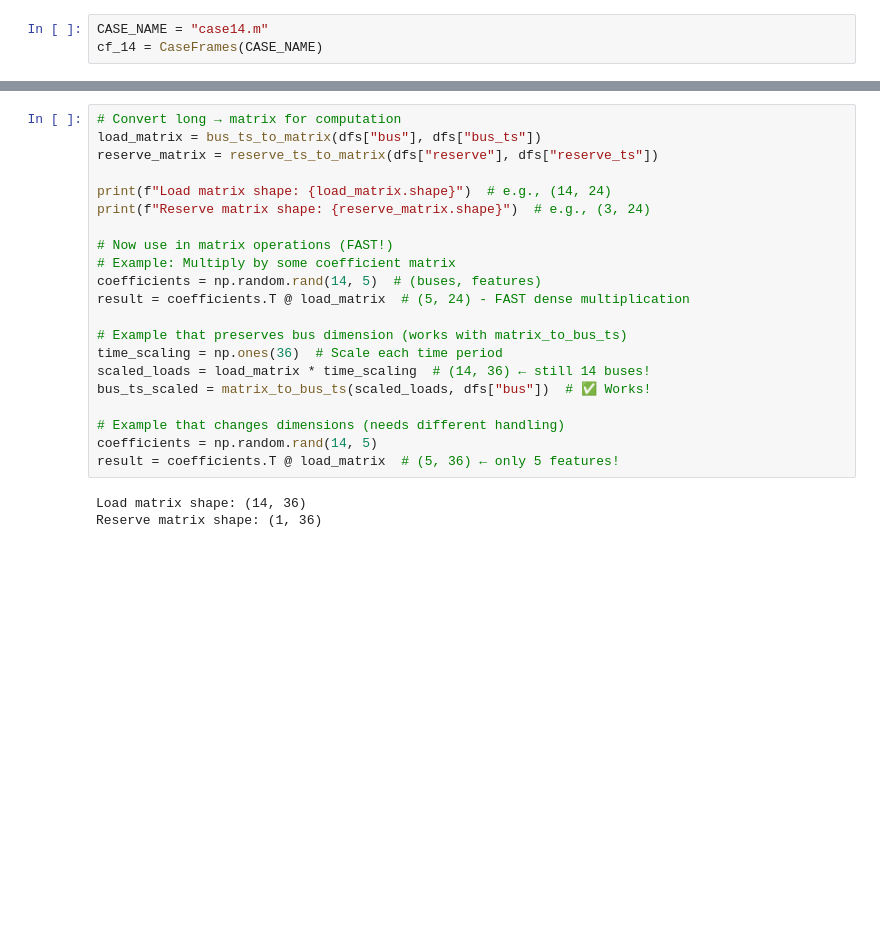
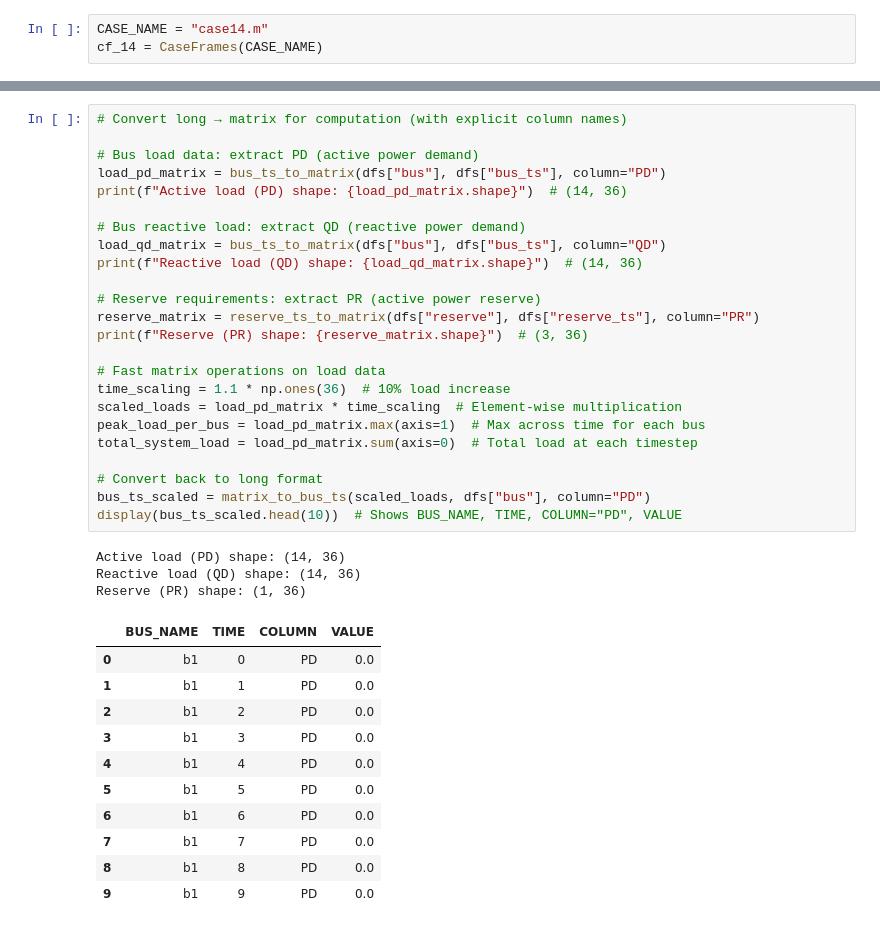
Before and after one commit to yasirroni/matpowercaseframes, a Jupyter notebook: notebooks/load_case14_json.ipynb, the cells around one changed output, grey strips where cells are left out. Cells and saved outputs as stored; diff of their text form; blank space fills up the shorter version.

Commit message:
update ts data

```diff
--- a/notebooks/load_case14_json.ipynb
+++ b/notebooks/load_case14_json.ipynb
@@ -769,26 +774,41 @@ for attribute, df in dfs.items():
 | 4 | 1 | 6409.56 | 0.0 | 5 | 6.042765 | 711.327925 | 27.759975 | 1340.478115 | 49.477185 | 2004.312916 | 71.194395 | ... |
 ... (21 outputs left out)
 # %%
-# Convert long → matrix for computation
-load_matrix = bus_ts_to_matrix(dfs["bus"], dfs["bus_ts"])
-reserve_matrix = reserve_ts_to_matrix(dfs["reserve"], dfs["reserve_ts"])
+# Convert long → matrix for computation (with explicit column names)
 
-print(f"Load matrix shape: {load_matrix.shape}")  # e.g., (14, 24)
-print(f"Reserve matrix shape: {reserve_matrix.shape}")  # e.g., (3, 24)
+# Bus load data: extract PD (active power demand)
+load_pd_matrix = bus_ts_to_matrix(dfs["bus"], dfs["bus_ts"], column="PD")
+print(f"Active load (PD) shape: {load_pd_matrix.shape}")  # (14, 36)
 
-# Now use in matrix operations (FAST!)
-# Example: Multiply by some coefficient matrix
-coefficients = np.random.rand(14, 5)  # (buses, features)
-result = coefficients.T @ load_matrix  # (5, 24) - FAST dense multiplication
+# Bus reactive load: extract QD (reactive power demand)
+load_qd_matrix = bus_ts_to_matrix(dfs["bus"], dfs["bus_ts"], column="QD")
+print(f"Reactive load (QD) shape: {load_qd_matrix.shape}")  # (14, 36)
 
-# Example that preserves bus dimension (works with matrix_to_bus_ts)
-time_scaling = np.ones(36)  # Scale each time period
-scaled_loads = load_matrix * time_scaling  # (14, 36) ← still 14 buses!
-bus_ts_scaled = matrix_to_bus_ts(scaled_loads, dfs["bus"])  # ✅ Works!
+# Reserve requirements: extract PR (active power reserve)
+reserve_matrix = reserve_ts_to_matrix(dfs["reserve"], dfs["reserve_ts"], column="PR")
+print(f"Reserve (PR) shape: {reserve_matrix.shape}")  # (3, 36)
 
-# Example that changes dimensions (needs different handling)
-coefficients = np.random.rand(14, 5)
-result = coefficients.T @ load_matrix  # (5, 36) ← only 5 features!
+# Fast matrix operations on load data
+time_scaling = 1.1 * np.ones(36)  # 10% load increase
+scaled_loads = load_pd_matrix * time_scaling  # Element-wise multiplication
+peak_load_per_bus = load_pd_matrix.max(axis=1)  # Max across time for each bus
+total_system_load = load_pd_matrix.sum(axis=0)  # Total load at each timestep
+
+# Convert back to long format
+bus_ts_scaled = matrix_to_bus_ts(scaled_loads, dfs["bus"], column="PD")
+display(bus_ts_scaled.head(10))  # Shows BUS_NAME, TIME, COLUMN="PD", VALUE
 # %% [output]
-Load matrix shape: (14, 36)
-Reserve matrix shape: (1, 36)
+Active load (PD) shape: (14, 36)
+Reactive load (QD) shape: (14, 36)
+Reserve (PR) shape: (1, 36)
+|  | BUS_NAME | TIME | COLUMN | VALUE |
+| 0 | b1 | 0 | PD | 0.0 |
+| 1 | b1 | 1 | PD | 0.0 |
+| 2 | b1 | 2 | PD | 0.0 |
+| 3 | b1 | 3 | PD | 0.0 |
+| 4 | b1 | 4 | PD | 0.0 |
+| 5 | b1 | 5 | PD | 0.0 |
+| 6 | b1 | 6 | PD | 0.0 |
+| 7 | b1 | 7 | PD | 0.0 |
+| 8 | b1 | 8 | PD | 0.0 |
+| 9 | b1 | 9 | PD | 0.0 |
```
Also changed, not shown: parts of 2 cells of this notebook.
